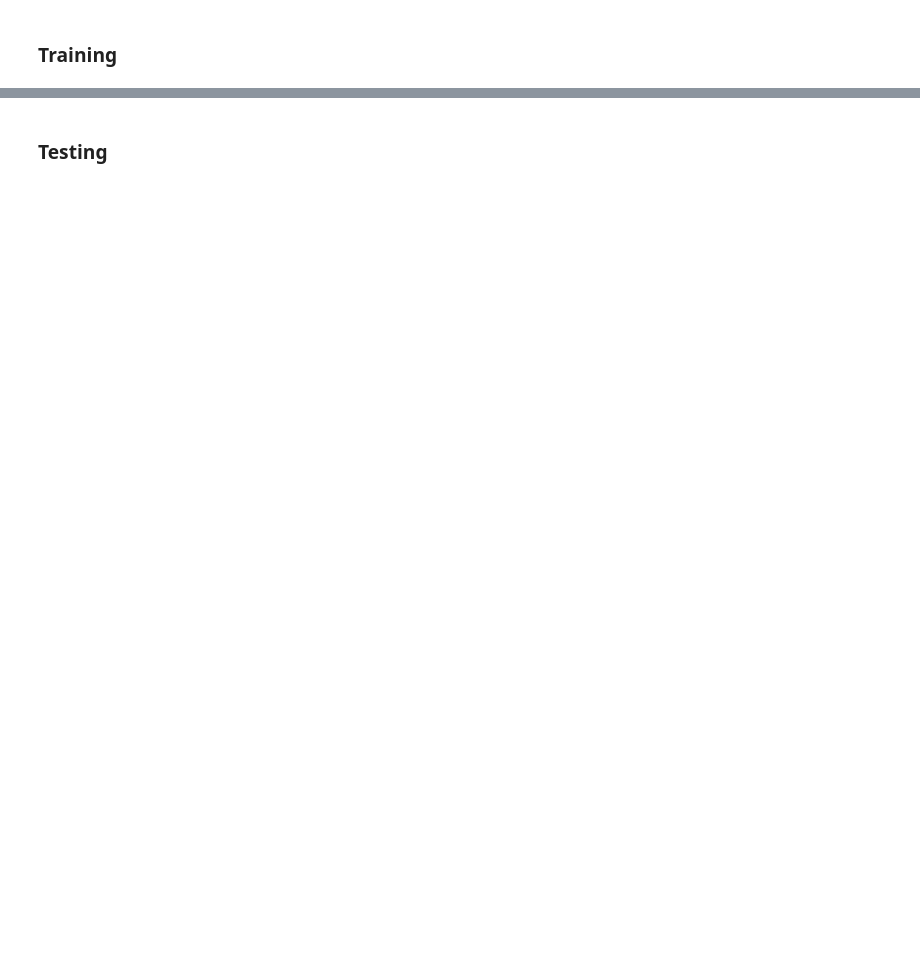
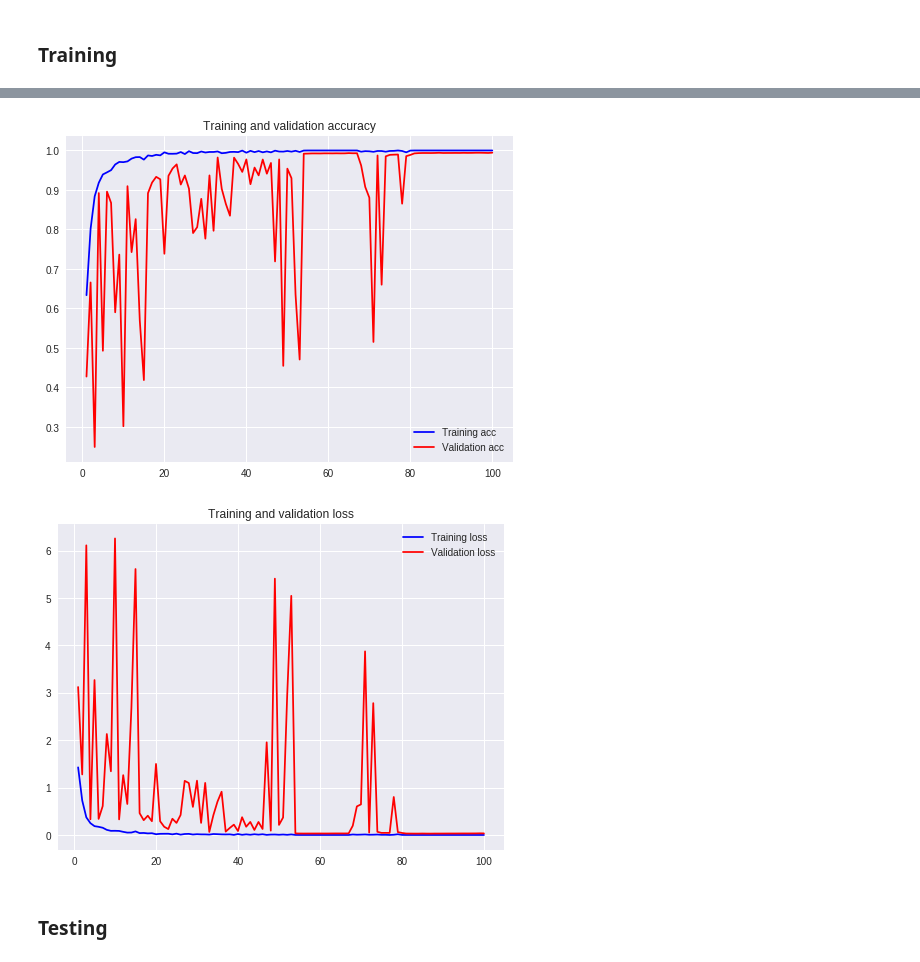
Before and after one commit to lzoran/plant-disease-detection, a Jupyter notebook: plant-disease-detection.ipynb, the cells around one changed output, grey strips where cells are left out. Drawn from its saved outputs; the diff is of its cells as text; code cells hidden in the pictures; blank space fills up the shorter version.

```diff
--- a/plant-disease-detection.ipynb
+++ b/plant-disease-detection.ipynb
@@ -427,3 +500,29 @@ model.fit_generator(generator=training_seq,
+# %%
+# accuracies and losses for training from scratch training mechanism - data collected manually from multiple iterations
+acc = [0.6336, 0.8015, 0.8839, 0.9183,	0.9393,	0.9446,	0.9502,	0.9645,	0.971,	0.9704,	0.9723,	0.9794,	0.983,	0.9833,	0.9768,	0.9874,	0.986,	0.989,	0.9876,	0.9953,	0.9917,	0.9916,	0.992,	0.996,	0.9909,	0.9982,	0.9935,	0.9932,	0.9974,	0.9948,	0.9962,	0.9962,	0.9975,	0.993,	0.994,	0.9962,	0.9965,	0.9958,	0.9997,	0.9943,	0.9991,	0.9958,	0.9986,	0.9953,	0.9976,	0.9952,	0.9995,	0.9973,	0.9971,	0.9987,	0.997,	0.9992,	0.9962,	0.9998,	1,	1,	1,	1,	1,	1,	1,	1,	1,	1,	1,	1,	1,	0.9969,	0.9983,	0.9979,	0.9966,	0.9987,	0.9986,	0.9969,	0.9988,	0.999,	1,	0.9987,	0.9953,	0.9997,	1,	1,	1,	1,	1,	1,	1,	1,	1,	1,	1,	1,	1,	1,	1,	1,	1,	1,	1,	1]
+val_acc = [0.4276,	0.6658,	0.2493,	0.8921,	0.4929,	0.8958,	0.8673,	0.5903,	0.7363,	0.3018,	0.9096,	0.7426,	0.8262,	0.5694,	0.4187,	0.8919,	0.9188,	0.9332,	0.927,	0.7385,	0.9358,	0.9544,	0.9648,	0.9137,	0.9367,	0.9033,	0.7909,	0.8058,	0.8776,	0.7767,	0.9369,	0.7966,	0.9822,	0.9027,	0.8646,	0.8348,	0.9818,	0.9658,	0.9457,	0.9773,	0.9146,	0.9567,	0.9369,	0.9771,	0.9412,	0.9684,	0.7191,	0.9773,	0.4547,	0.954,	0.93,	0.6352,	0.4707,	0.9918,	0.9921,	0.9925,	0.9925,	0.9924,	0.9927,	0.9927,	0.9926,	0.9928,	0.9926,	0.9927,	0.9933,	0.9929,	0.993,	0.9621,	0.9076,	0.8805,	0.5152,	0.9873,	0.6602,	0.9851,	0.9889,	0.9894,	0.9897,	0.8652,	0.9856,	0.9887,	0.9926,	0.9933,	0.9936,	0.9936, 0.9935,	0.9937,	0.9941,	0.9936,	0.9937,	0.9937,	0.9938,	0.9937,	0.994,	0.9938,	0.9939,	0.9942,	0.9942,	0.994,	0.9937,	0.9944]
+
+loss = [1.4265,	0.7274,	0.3724,	0.249,	0.186,	0.1723,	0.1525,	0.1079,	0.0871,	0.0882,	0.0854,	0.066,	0.0502,	0.0514,	0.0753,	0.0396,	0.0428,	0.0334,	0.0371,	0.016,	0.0243,	0.0255,	0.0259,	0.0134,	0.0278,	0.0071,	0.0205,	0.0234,	0.0096,	0.0167,	0.0122,	0.0119,	0.0079,	0.0202,	0.0168,	0.0125,	0.011,	0.0131,	0.0015,	0.0198,	0.0034,	0.0133,	0.0044,	0.0154,	0.0067,	0.0155,	0.0019,	0.0085,	0.0095,	0.0044,	0.0095,	0.003,	0.0116,	6.33E-04,	6.38E-05,	3.69E-05,	2.65E-05,	1.89E-05,	1.40E-05,	1.04E-05,	7.77E-06,	5.73E-06,	4.15E-06,	3.11E-06,	2.34E-06,	1.77E-06,	1.31E-06,	0.0104,	0.0053,	0.0073,	0.0107,	0.0045,	0.0058,	0.009,	0.0033,	0.0038,	2.56E-04,	0.0047,	0.015,	0.0012,	1.23E-04,	3.97E-05,	2.65E-05,	1.96E-05,	1.47E-05,	1.11E-05,	8.34E-06,	6.28E-06,	4.73E-06,	3.58E-06,	2.69E-06,	2.05E-06,	1.55E-06,	1.19E-06,	9.37E-07,	7.34E-07,	5.86E-07,	4.72E-07,	3.92E-07,	3.27E-07]
+val_loss = [3.1212,	1.2776,	6.11,	0.3308,	3.2686,	0.339,	0.6102,	2.1304,	1.3433,	6.2554,	0.329,	1.2624,	0.6534,	2.6788,	5.6106,	0.4598,	0.3119,	0.4069,	0.2903,	1.4994,	0.2903,	0.1735,	0.1244,	0.3427,	0.2544,	0.4218,	1.1422,	1.0957,	0.5923,	1.1455,	0.2544,	1.0988,	0.0634,	0.4185,	0.7033,	0.9126,	0.071,	0.1485,	0.2177,	0.0828,	0.3746,	0.1742,	0.2755,	0.1058,	0.2746,	0.1264,	1.9543,	0.0916,	5.4073,	0.2123,	0.3684,	2.9366,	5.0448,	0.033,	0.0311,	0.0304,	0.0308,	0.0309,	0.0311,	0.0315,	0.0308,	0.0313,	0.032,	0.0325,	0.0324,	0.0323,	0.0332,	0.1945,	0.6027,	0.6453,	3.873,	0.0495,	2.7809,	0.067,	0.0439,	0.0445,	0.0439,	0.8019,	0.0612,	0.0427,	0.0309,	0.0299,	0.0291,	0.0291,	0.0306,	0.0293,	0.0288,	0.03,	0.03,	0.0303,	0.0309,	0.0313,	0.0313,	0.0318,	0.0323,	0.032,	0.0326,	0.033,	0.0349,	0.0333]
+
+epochs = range(1, len(acc) + 1)
+
+plt.plot(epochs, acc, 'b', label='Training acc')
+plt.plot(epochs, val_acc, 'r', label='Validation acc')
+plt.title('Training and validation accuracy')
+plt.legend()
+
+plt.figure()
+
+plt.plot(epochs, loss, 'b', label='Training loss')
+plt.plot(epochs, val_loss, 'r', label='Validation loss')
+plt.title('Training and validation loss')
+plt.legend()
+
+plt.show()
+# %% [output]
+[figure, added]
+[figure, added]
 # %% [markdown]
 ### Testing
 # %%
```
Also changed, not shown: parts of 20 cells of this notebook, 3 other files.
